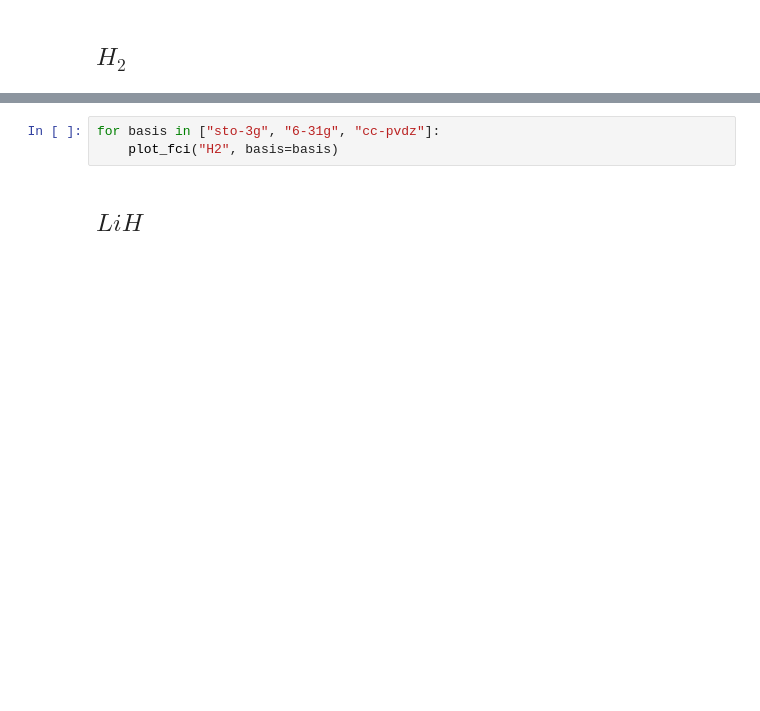
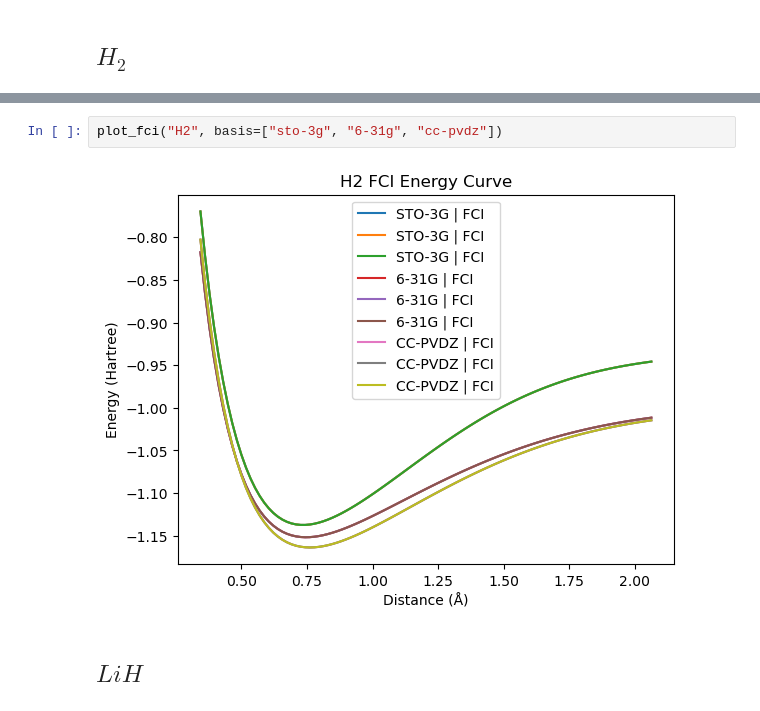
Before and after one commit to YannLeao/vqe-quantum-simulation, a Jupyter notebook: notebooks/00_fci_cache_baseline.ipynb, the cells around one changed output, grey strips where cells are left out. Drawn from its saved outputs; the diff is of its cells as text; blank space fills up the shorter version.

```diff
--- a/notebooks/00_fci_cache_baseline.ipynb
+++ b/notebooks/00_fci_cache_baseline.ipynb
@@ -28,6 +46,7 @@ for basis in ["sto-3g", "6-31g", "cc-pvdz"]:
 # %%
-for basis in ["sto-3g", "6-31g", "cc-pvdz"]:
-    plot_fci("H2", basis=basis)
+plot_fci("H2", basis=["sto-3g", "6-31g", "cc-pvdz"])
+# %% [output]
+[figure, added]
 # %% [markdown]
 ## $LiH$
 # %%
```
Also changed, not shown: parts of 3 cells of this notebook, 27 other files.
